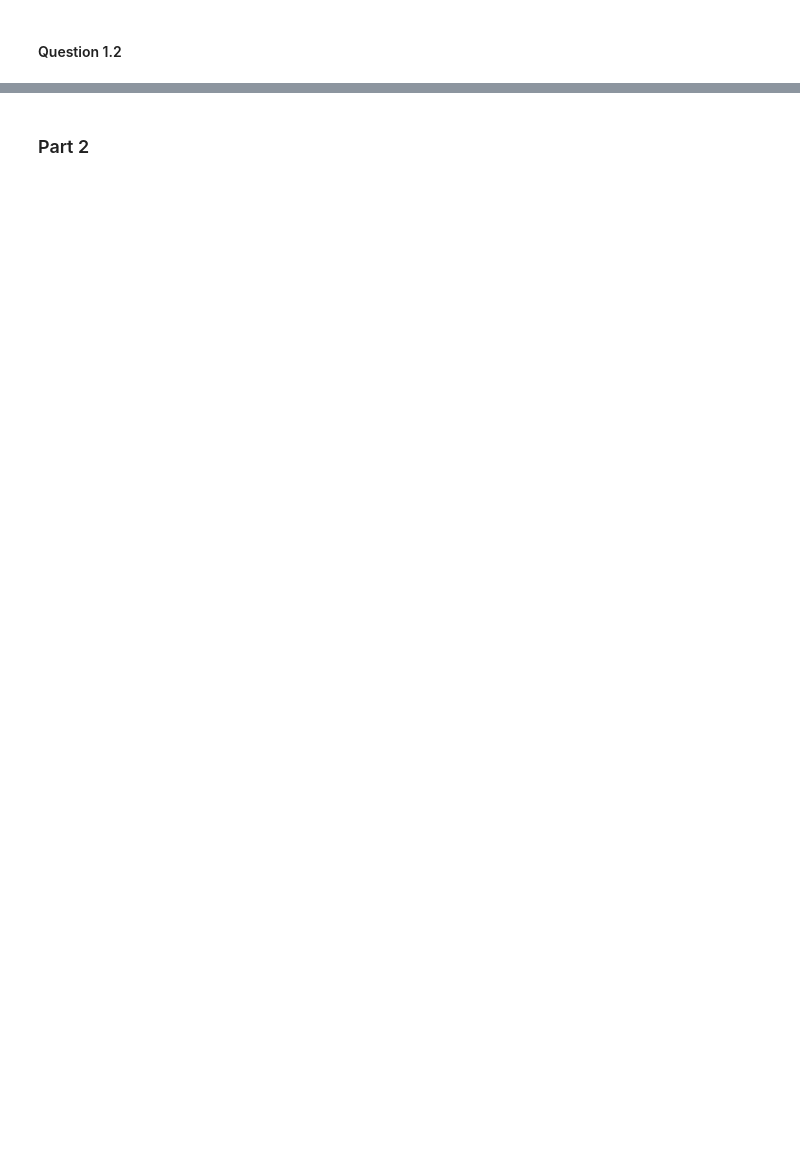
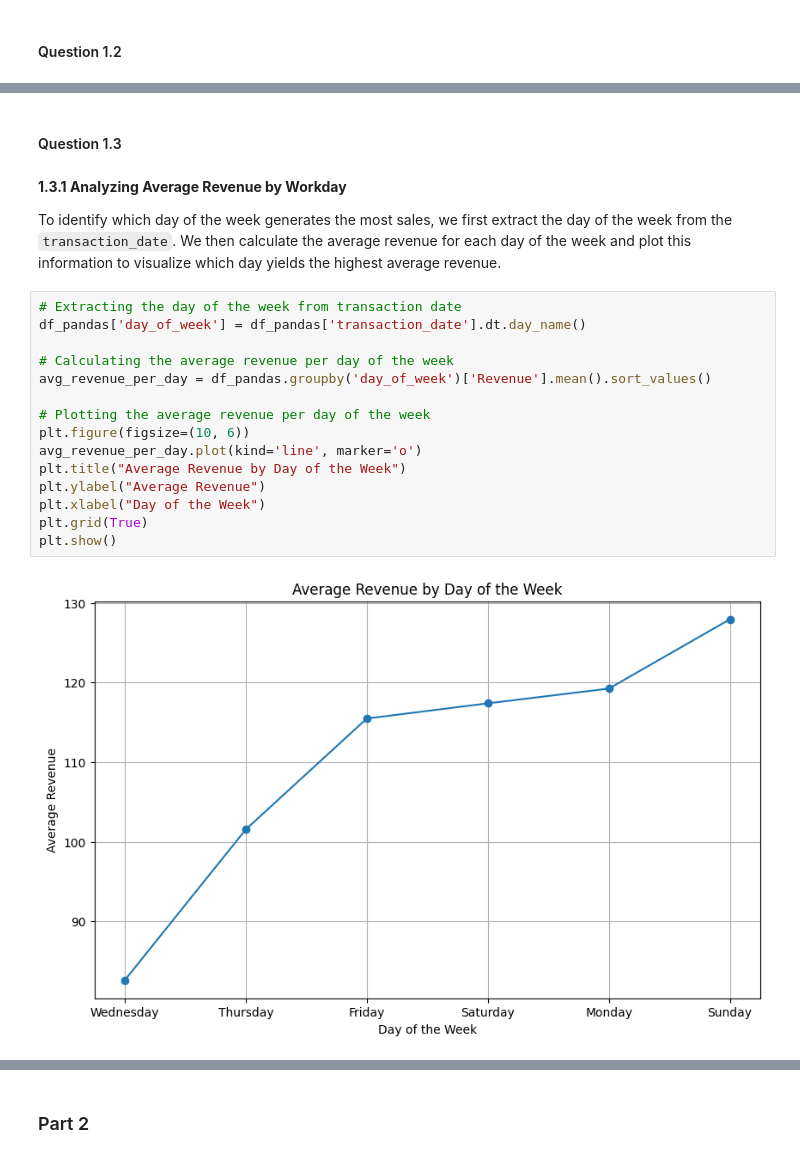
Before and after one commit to khiempm209/Deakin-SIT742-Ass2, a Jupyter notebook: SIT742_Ass2.ipynb, the cells around one changed output, grey strips where cells are left out. Saved outputs shown, nothing was run; the diff lists cells and outputs as text; blank space fills up the shorter version.

```diff
--- a/SIT742_Ass2.ipynb
+++ b/SIT742_Ass2.ipynb
@@ -183,0 +240,23 @@ df.groupby('transaction_date')['revenue'].sum().plot(kind='line', ylabel = 'Sum
+# %% [markdown]
+#### Question 1.3
+# %% [markdown]
+**1.3.1 Analyzing Average Revenue by Workday**
+
+To identify which day of the week generates the most sales, we first extract the day of the week from the `transaction_date`. We then calculate the average revenue for each day of the week and plot this information to visualize which day yields the highest average revenue.
+# %%
+# Extracting the day of the week from transaction date
+df_pandas['day_of_week'] = df_pandas['transaction_date'].dt.day_name()
+
+# Calculating the average revenue per day of the week
+avg_revenue_per_day = df_pandas.groupby('day_of_week')['Revenue'].mean().sort_values()
+
+# Plotting the average revenue per day of the week
+plt.figure(figsize=(10, 6))
+avg_revenue_per_day.plot(kind='line', marker='o')
+plt.title("Average Revenue by Day of the Week")
+plt.ylabel("Average Revenue")
+plt.xlabel("Day of the Week")
+plt.grid(True)
+plt.show()
+# %% [output]
+[figure, added]
```
Also changed, not shown: parts of 104 cells of this notebook.
